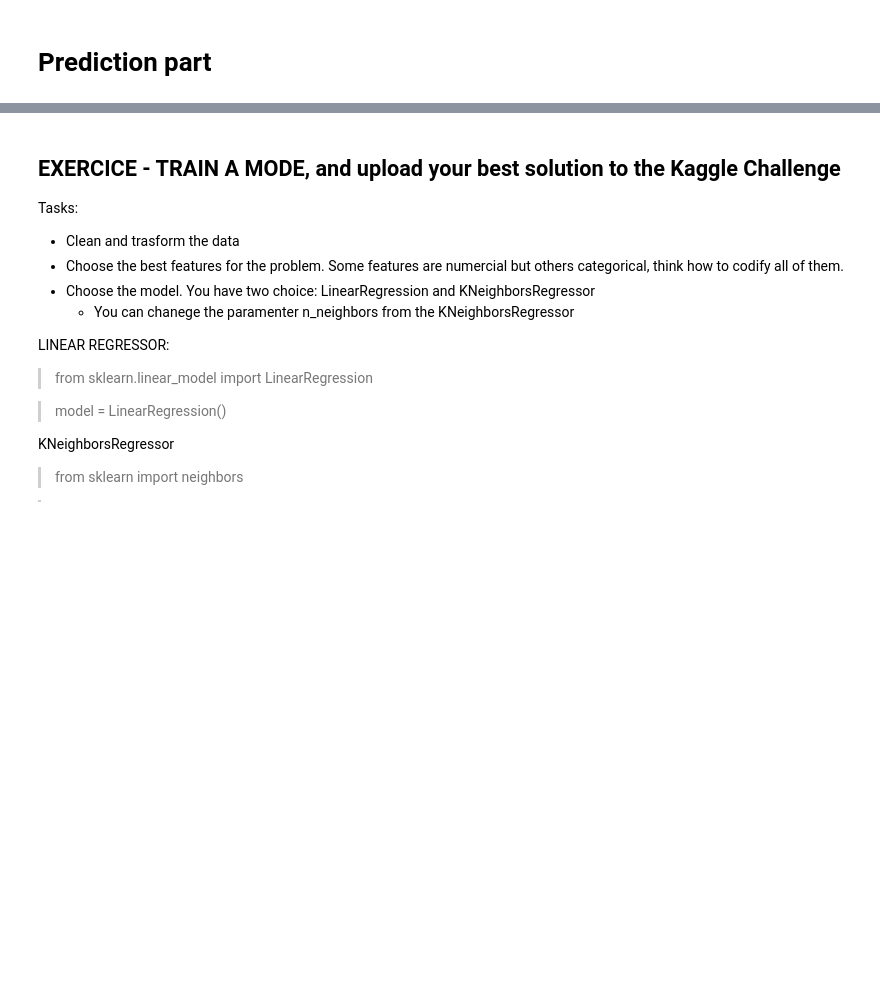
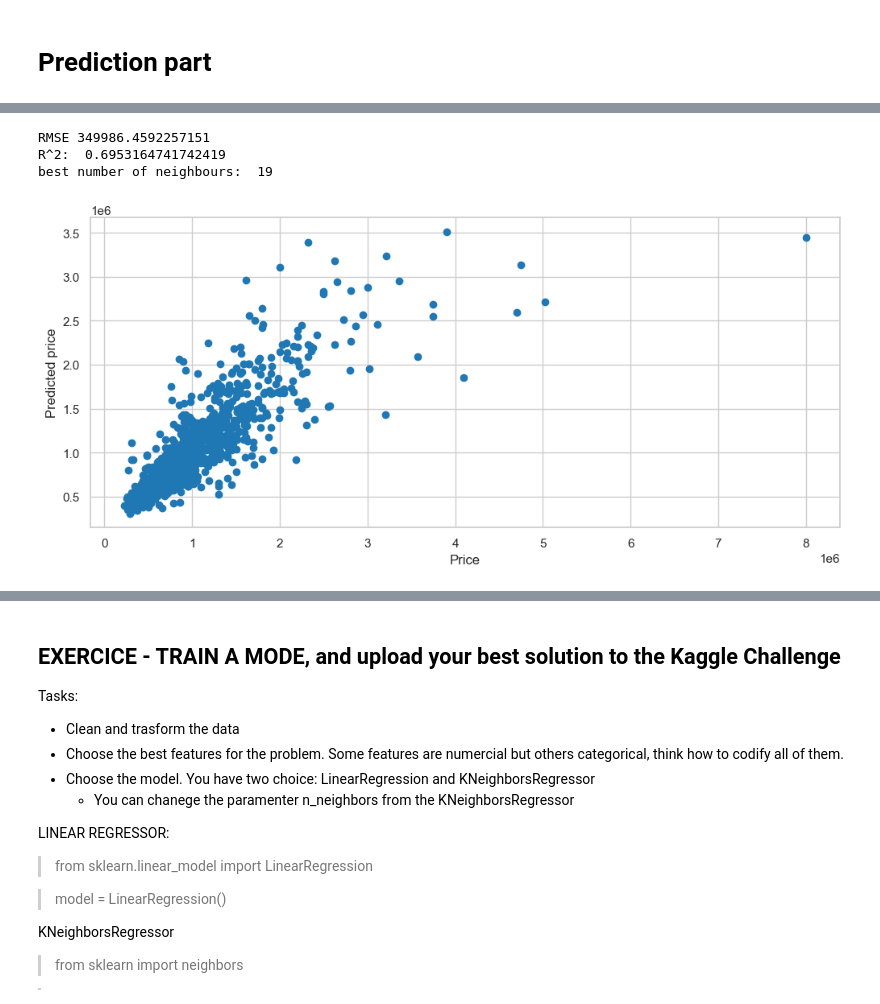
Before and after one commit to pau-torrente/DSUB_p2, a Jupyter notebook: project2.ipynb, the cells around one changed output, grey strips where cells are left out. Saved outputs shown, nothing was run; the diff lists cells and outputs as text; code cells hidden in the pictures; blank space fills up the shorter version.

```diff
--- a/project2.ipynb
+++ b/project2.ipynb
@@ -462,2 +563,45 @@ data_val = data_val.loc[:, data_val.columns != 'Price']
+# %%
+
+# KNeighborsRegressor
+from sklearn import neighbors
+
+mean_sq_err = 2000000
+
+
+for i in range(2,20):
+
+    n_neighbors = i # you can modify this paramenter (ONLY THIS ONE!!!) #Anderson
+    model = neighbors.KNeighborsRegressor(n_neighbors)
+
+    ## fit the model
+    model.fit(data_train, label_train)
+
+    ## predict training set
+    y_pred = model.predict(data_val)
+
+    ## Evaluate the model and plot it
+    from sklearn.metrics import mean_squared_error, r2_score
+
+
+    if (np.sqrt(mean_squared_error(label_val, y_pred))<mean_sq_err):
+        mean_sq_err = np.sqrt(mean_squared_error(label_val, y_pred))
+        r2 = r2_score(label_val, y_pred)
+        best_results = y_pred
+        best_i = i
+
+print("RMSE",mean_sq_err)
+print("R^2: ",r2)
+print("best number of neighbours: ", i)
+
+
+plt.scatter(label_val, best_results)
+plt.xlabel('Price')
+plt.ylabel('Predicted price')
+plt.show()
+# %% [output]
+RMSE 349986.4592257151
+R^2:  0.6953164741742419
+best number of neighbours:  19
+[figure, added]
 # %%
 
```
Also changed, not shown: parts of 13 cells of this notebook, 1 other file.
